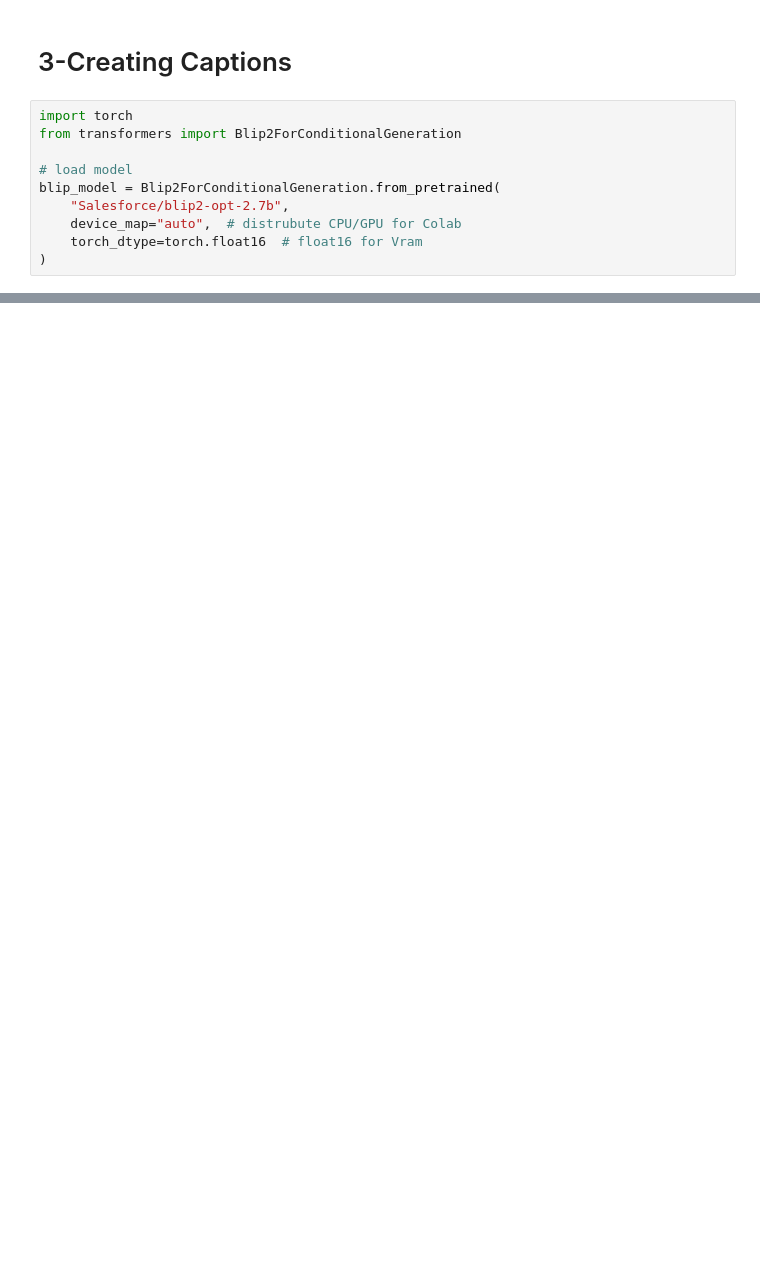
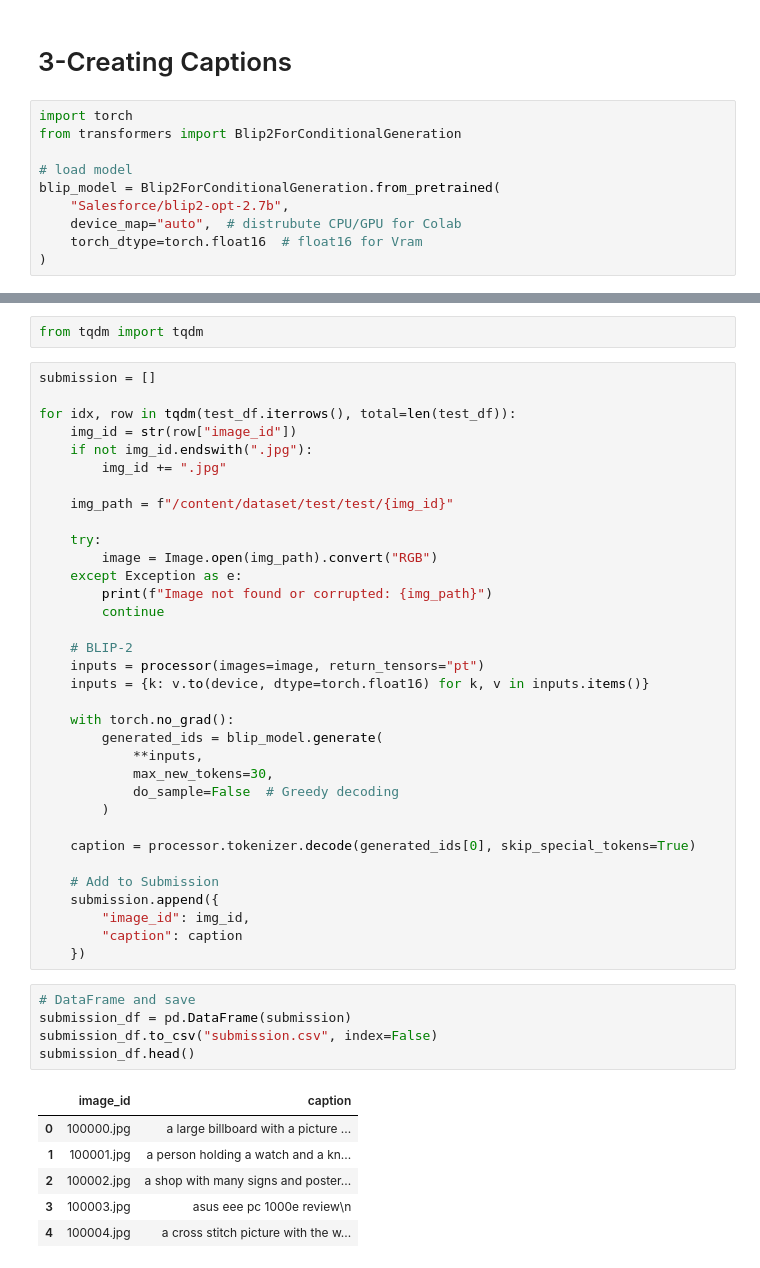
Before and after one commit to giraydorukyurt7/IMAGE_CAPTIONING_Combining_NLP_With_CV, a Jupyter notebook: image_captioning_Combining_NLP_with_CV.ipynb, the cells around one changed output, grey strips where cells are left out. Cells and saved outputs as stored; diff of their text form; blank space fills up the shorter version.

```diff
--- a/image_captioning_Combining_NLP_with_CV.ipynb
+++ b/image_captioning_Combining_NLP_with_CV.ipynb
@@ -193 +216,49 @@ Generated Caption: a woman is pouring a drink at a bar
+# %%
+from tqdm import tqdm
+# %%
+submission = []
+
+for idx, row in tqdm(test_df.iterrows(), total=len(test_df)):
+    img_id = str(row["image_id"])
+    if not img_id.endswith(".jpg"):
+        img_id += ".jpg"
+
+    img_path = f"/content/dataset/test/test/{img_id}"
+
+    try:
+        image = Image.open(img_path).convert("RGB")
+    except Exception as e:
+        print(f"Image not found or corrupted: {img_path}")
+        continue
+
+    # BLIP-2
+    inputs = processor(images=image, return_tensors="pt")
+    inputs = {k: v.to(device, dtype=torch.float16) for k, v in inputs.items()}
+
+    with torch.no_grad():
+        generated_ids = blip_model.generate(
+            **inputs,
+            max_new_tokens=30,
+            do_sample=False  # Greedy decoding
+        )
+
+    caption = processor.tokenizer.decode(generated_ids[0], skip_special_tokens=True)
+
+    # Add to Submission
+    submission.append({
+        "image_id": img_id,
+        "caption": caption
+    })
+# %%
+# DataFrame and save
+submission_df = pd.DataFrame(submission)
+submission_df.to_csv("submission.csv", index=False)
+submission_df.head()
+# %% [output]
+|  | image_id | caption |
+| 0 | 100000.jpg | a large billboard with a picture ... |
+| 1 | 100001.jpg | a person holding a watch and a kn... |
+| 2 | 100002.jpg | a shop with many signs and poster... |
+| 3 | 100003.jpg | asus eee pc 1000e review\n |
+| 4 | 100004.jpg | a cross stitch picture with the w... |
 # %%
```
Also changed, not shown: parts of 12 cells of this notebook.
